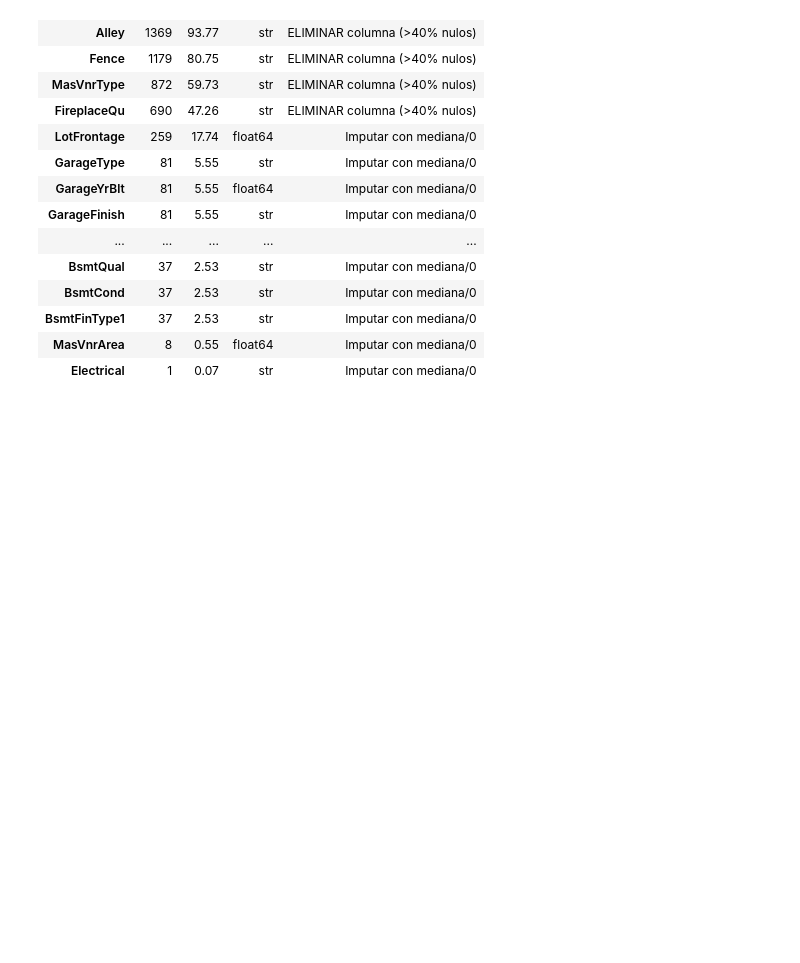
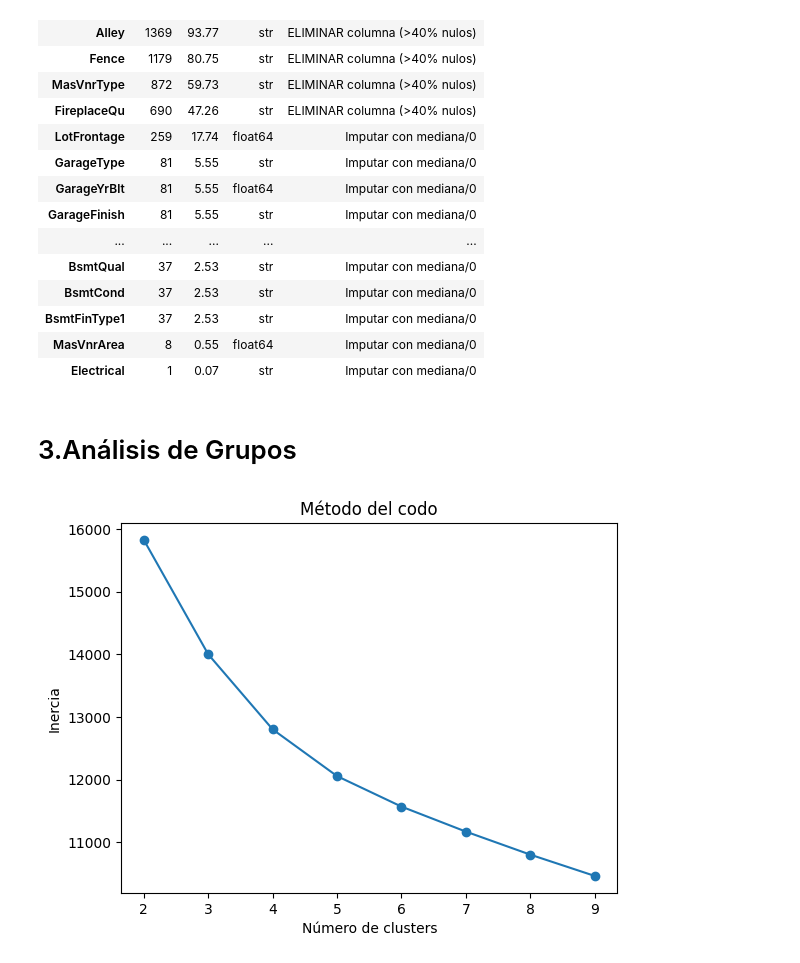
Before and after one commit to NESHGP04/Lab3-MD, a Jupyter notebook: analisis_exploratorio.ipynb, the cells around one changed output. Cells and saved outputs as stored; diff of their text form; code cells hidden in the pictures; blank space fills up the shorter version.

Commit message:
add: Clusters

```diff
--- a/analisis_exploratorio.ipynb
+++ b/analisis_exploratorio.ipynb
@@ -654,3 +655,5 @@ Estrategia de tratamiento de valores nulos (train):
 | BsmtFinType1 | 37 | 2.53 | str | Imputar con mediana/0 |
 | MasVnrArea | 8 | 0.55 | float64 | Imputar con mediana/0 |
 | Electrical | 1 | 0.07 | str | Imputar con mediana/0 |
+# %% [markdown]
+# 3.Análisis de Grupos
@@ -656,0 +683,25 @@ Estrategia de tratamiento de valores nulos (train):
+# %%
+#Escalar variables
+from sklearn.preprocessing import StandardScaler
+
+scaler = StandardScaler()
+X_scaled = scaler.fit_transform(X)
+# %%
+#Número óptimo de clusters
+from sklearn.cluster import KMeans
+
+inertia = []
+K = range(2,10)
+
+for k in K:
+    kmeans = KMeans(n_clusters=k, random_state=42)
+    kmeans.fit(X_scaled)
+    inertia.append(kmeans.inertia_)
+
+plt.plot(K, inertia, marker='o')
+plt.xlabel("Número de clusters")
+plt.ylabel("Inercia")
+plt.title("Método del codo")
+plt.show()
+# %% [output]
+[figure, added]
```
Also changed, not shown: parts of 4 cells of this notebook.
